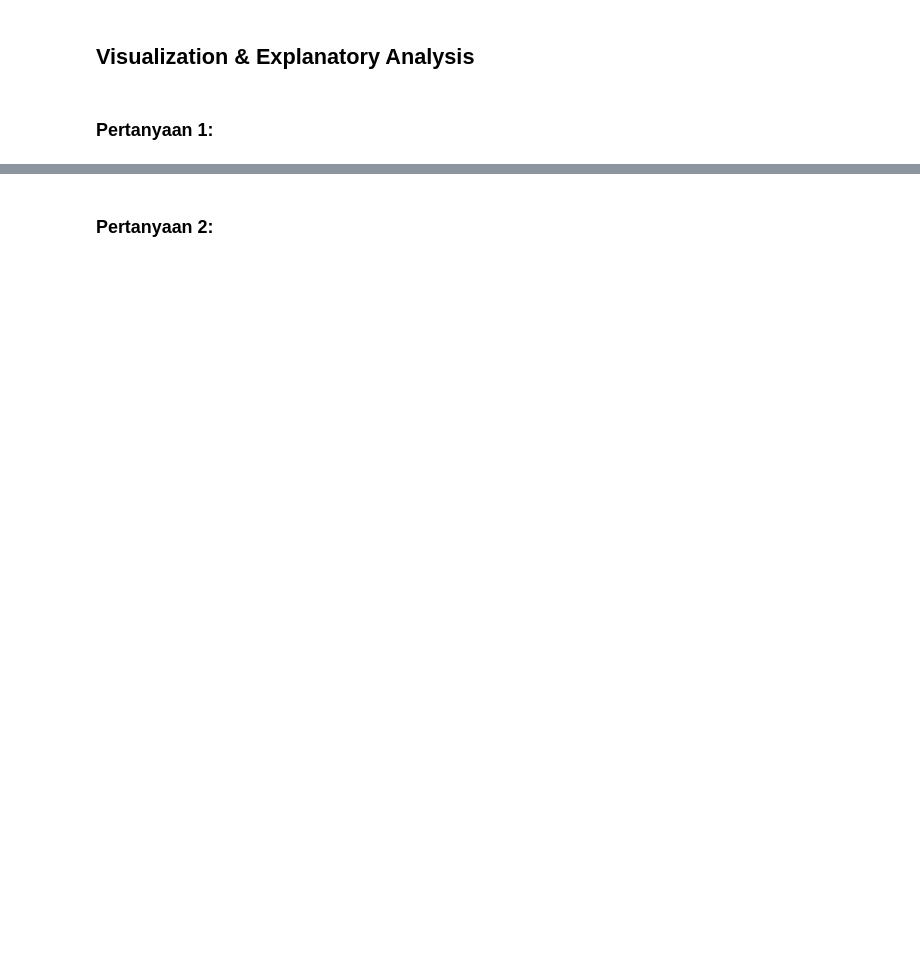
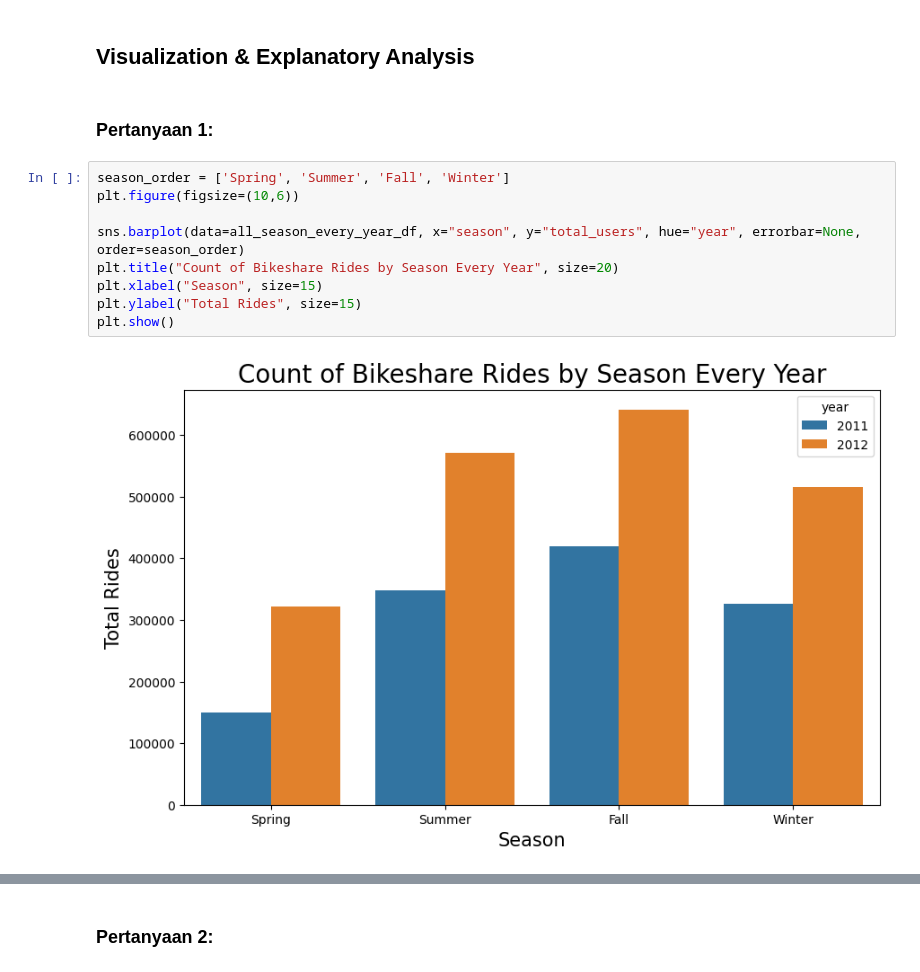
Before and after one commit to MHendriF/Belajar-Analisis-Data-dengan-Python, a Jupyter notebook: Submission/notebook.ipynb, the cells around one changed output, grey strips where cells are left out. Cells and saved outputs as stored; diff of their text form; blank space fills up the shorter version.

```diff
--- a/Submission/notebook.ipynb
+++ b/Submission/notebook.ipynb
@@ -404,3 +468,14 @@ hour_df.groupby(by=["season", "year"]).agg({
 ## Visualization & Explanatory Analysis
 # %% [markdown]
 ### Pertanyaan 1:
+# %%
+season_order = ['Spring', 'Summer', 'Fall', 'Winter']
+plt.figure(figsize=(10,6))
+
+sns.barplot(data=all_season_every_year_df, x="season", y="total_users", hue="year", errorbar=None, order=season_order)
+plt.title("Count of Bikeshare Rides by Season Every Year", size=20)
+plt.xlabel("Season", size=15)
+plt.ylabel("Total Rides", size=15)
+plt.show()
+# %% [output]
+[figure, added]
```
Also changed, not shown: parts of 9 cells of this notebook, 2 other files.
